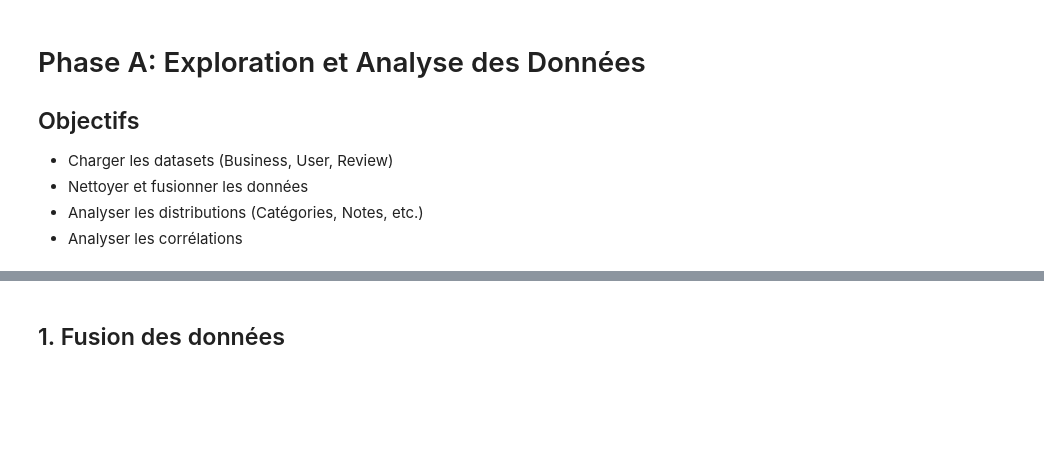
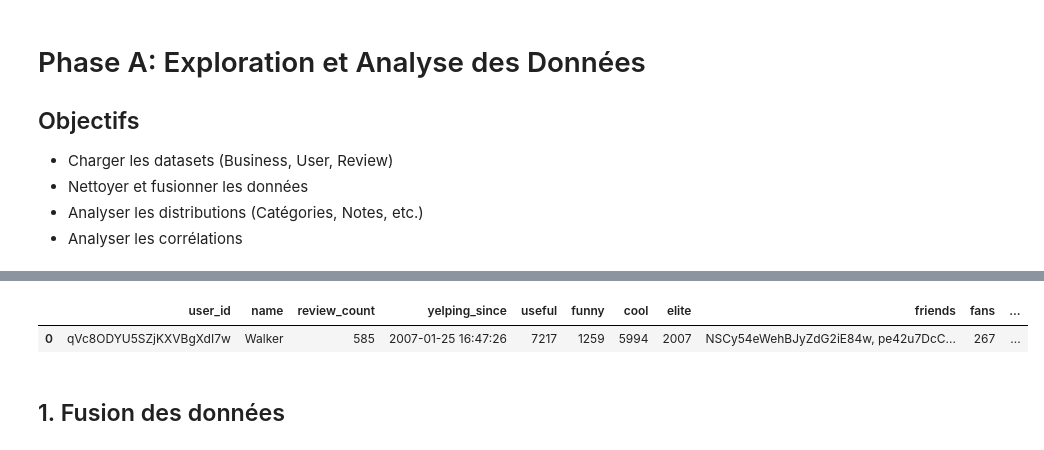
Before and after one commit to Tzeur/SAE-S6.C01, a Jupyter notebook: notebooks/1_exploration_executed.ipynb, the cells around one changed output, grey strips where cells are left out. Cells and saved outputs as stored; diff of their text form; code cells hidden in the pictures; blank space fills up the shorter version.

```diff
--- a/notebooks/1_exploration_executed.ipynb
+++ b/notebooks/1_exploration_executed.ipynb
@@ -62,3 +57,8 @@ review_df.head(3)
+# %%
+user_df.head(1)
+# %% [output]
+|  | user_id | name | review_count | yelping_since | useful | funny | cool | elite | friends | fans | ... |
+| 0 | qVc8ODYU5SZjKXVBgXdI7w | Walker | 585 | 2007-01-25 16:47:26 | 7217 | 1259 | 5994 | 2007 | NSCy54eWehBJyZdG2iE84w, pe42u7DcC... | 267 | ... |
 # %% [markdown]
 ## 1. Fusion des données
 # %%
```
Also changed, not shown: parts of 11 cells of this notebook, 5 other files.
